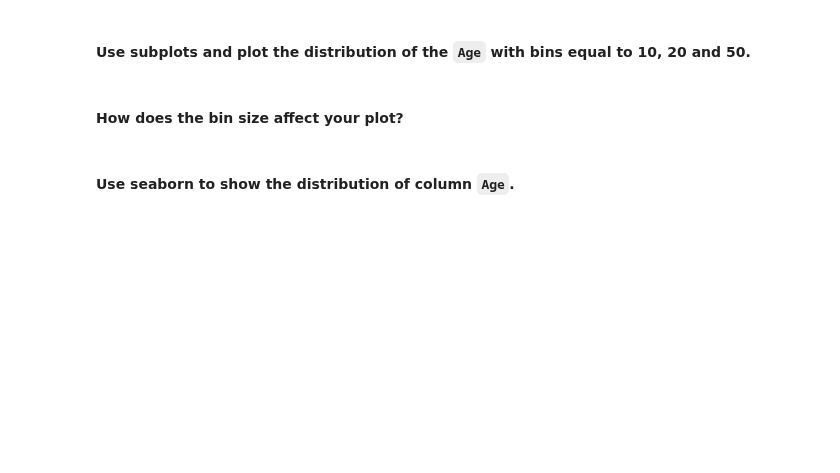
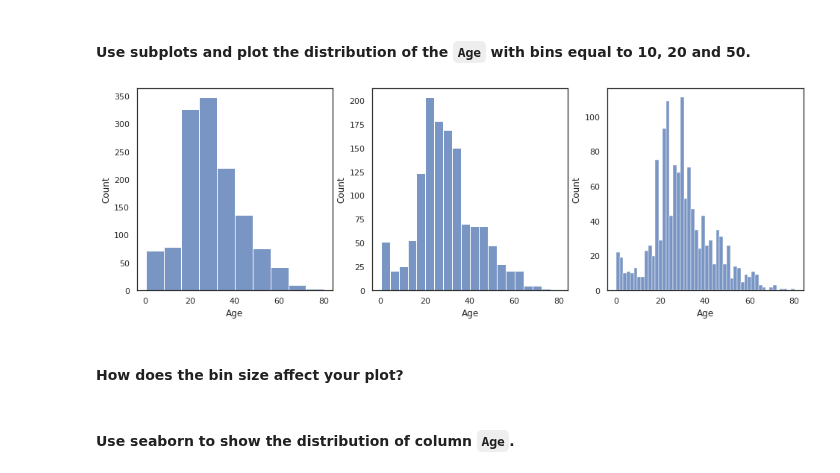
Before and after one commit to Ironhack-Data-Madrid-Enero-2022/lab-matplotlib-seaborn, a Jupyter notebook: your-code/main.ipynb, the cells around one changed output. Drawn from its saved outputs; the diff is of its cells as text; code cells hidden in the pictures; blank space fills up the shorter version.

```diff
--- a/your-code/main.ipynb
+++ b/your-code/main.ipynb
@@ -78,2 +176,10 @@ How the average number of steps change by month. Use the appropriate visualizati
+# %%
+# your code here
+figura, eje = plt.subplots(nrows=1, ncols=3, figsize=(16,5))
+sns.histplot(x=titanic.Age, bins=10, ax = eje[0])
+sns.histplot(x=titanic.Age, bins=20, ax = eje[1])
+sns.histplot(x=titanic.Age, bins=50, ax = eje[2]);
+# %% [output]
+[figure, added]
 # %% [markdown]
 #### How does the bin size affect your plot?
```
Also changed, not shown: parts of 35 cells of this notebook.
